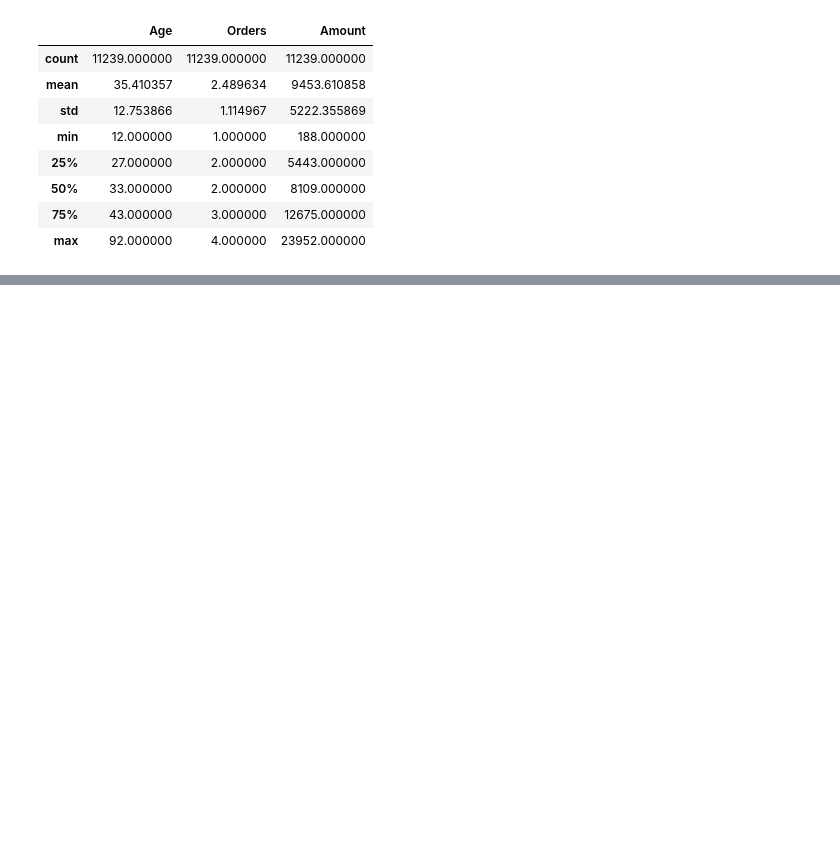
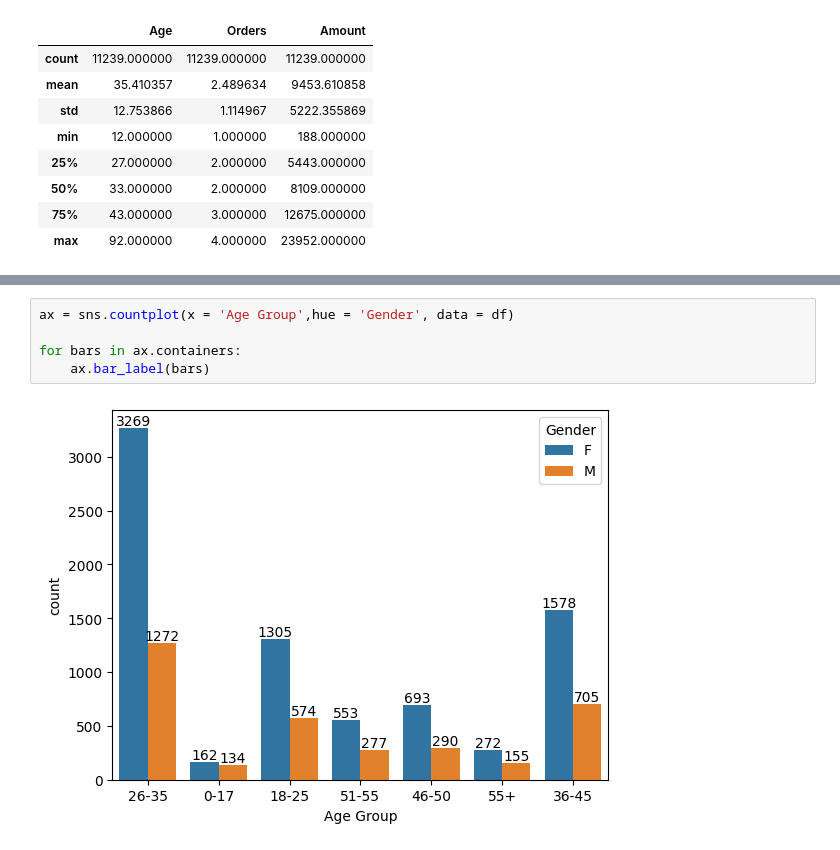
Before and after one commit to afaqahmad2005/Python_Diwali_Sales_Analysis, a Jupyter notebook: Diwali_Sales_Analysis.ipynb, the cells around one changed output, grey strips where cells are left out. Drawn from its saved outputs; the diff is of its cells as text; blank space fills up the shorter version.

```diff
--- a/Diwali_Sales_Analysis.ipynb
+++ b/Diwali_Sales_Analysis.ipynb
@@ -146,0 +189,7 @@ df[['Age','Orders', 'Amount']].describe()
+# %%
+ax = sns.countplot(x = 'Age Group',hue = 'Gender', data = df)
+
+for bars in ax.containers:
+    ax.bar_label(bars)
+# %% [output]
+[figure, added]
```
Also changed, not shown: parts of 11 cells of this notebook.
